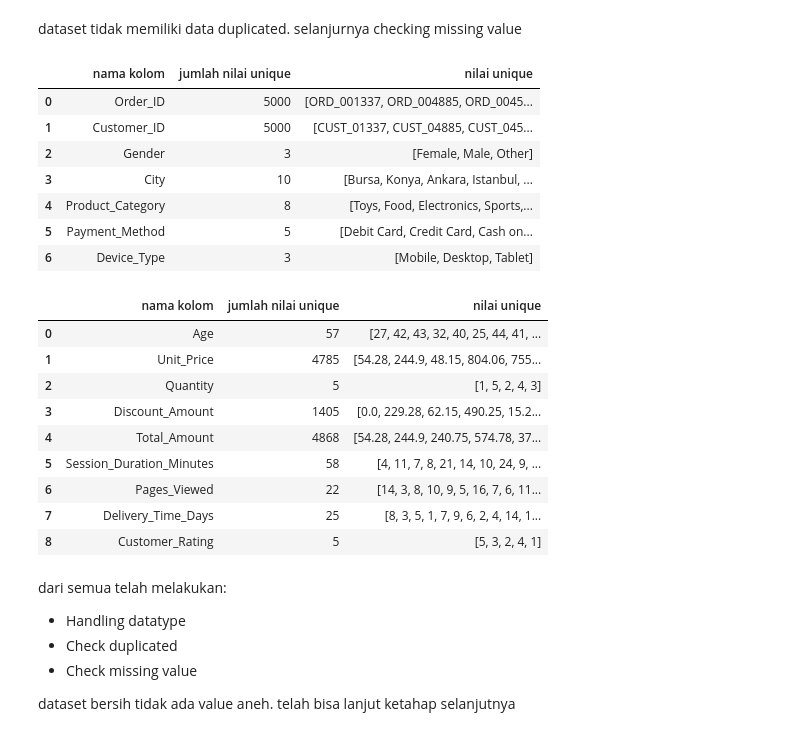
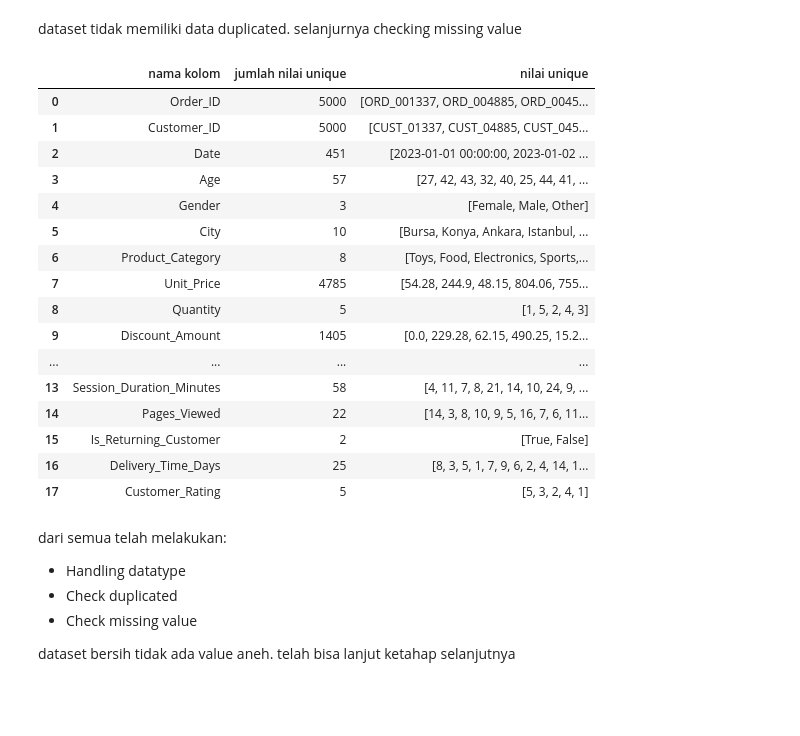
Before and after one commit to HaafizHhamda/Project-Analysis, a Jupyter notebook: Notebook.ipynb, the cells around one changed output. Cells and saved outputs as stored; diff of their text form; code cells hidden in the pictures; blank space fills up the shorter version.

```diff
--- a/Notebook.ipynb
+++ b/Notebook.ipynb
@@ -110,41 +110,31 @@ dataset tidak memiliki data duplicated. selanjurnya checking missing value
 # %%
 pd.set_option('display.max_colwidth', None)
 
-cols = list(df.select_dtypes(include='object').columns)
+cols = list(df.columns)
 
 listItem = []
 for col in cols:
   listItem.append([col, df[col].nunique(), df[col].unique()])
 
 pd.DataFrame(columns=['nama kolom', 'jumlah nilai unique', 'nilai unique'], data=listItem)
 # %% [output]
 |  | nama kolom | jumlah nilai unique | nilai unique |
 | 0 | Order_ID | 5000 | [ORD_001337, ORD_004885, ORD_0045... |
 | 1 | Customer_ID | 5000 | [CUST_01337, CUST_04885, CUST_045... |
-| 2 | Gender | 3 | [Female, Male, Other] |
-| 3 | City | 10 | [Bursa, Konya, Ankara, Istanbul, ... |
-| 4 | Product_Category | 8 | [Toys, Food, Electronics, Sports,... |
-| 5 | Payment_Method | 5 | [Debit Card, Credit Card, Cash on... |
-| 6 | Device_Type | 3 | [Mobile, Desktop, Tablet] |
+| 2 | Date | 451 | [2023-01-01 00:00:00, 2023-01-02 ... |
+| 3 | Age | 57 | [27, 42, 43, 32, 40, 25, 44, 41, ... |
+| 4 | Gender | 3 | [Female, Male, Other] |
+| 5 | City | 10 | [Bursa, Konya, Ankara, Istanbul, ... |
+| 6 | Product_Category | 8 | [Toys, Food, Electronics, Sports,... |
+| 7 | Unit_Price | 4785 | [54.28, 244.9, 48.15, 804.06, 755... |
+| 8 | Quantity | 5 | [1, 5, 2, 4, 3] |
+| 9 | Discount_Amount | 1405 | [0.0, 229.28, 62.15, 490.25, 15.2... |
+| ... | ... | ... | ... |
+| 13 | Session_Duration_Minutes | 58 | [4, 11, 7, 8, 21, 14, 10, 24, 9, ... |
+| 14 | Pages_Viewed | 22 | [14, 3, 8, 10, 9, 5, 16, 7, 6, 11... |
+| 15 | Is_Returning_Customer | 2 | [True, False] |
+| 16 | Delivery_Time_Days | 25 | [8, 3, 5, 1, 7, 9, 6, 2, 4, 14, 1... |
+| 17 | Customer_Rating | 5 | [5, 3, 2, 4, 1] |
-# %%
-cols = list(df.select_dtypes(include='number').columns)
-
-listItem = []
-for col in cols:
-  listItem.append([col, df[col].nunique(), df[col].unique()])
-
-pd.DataFrame(columns=['nama kolom', 'jumlah nilai unique', 'nilai unique'], data=listItem)
-# %% [output]
-|  | nama kolom | jumlah nilai unique | nilai unique |
-| 0 | Age | 57 | [27, 42, 43, 32, 40, 25, 44, 41, ... |
-| 1 | Unit_Price | 4785 | [54.28, 244.9, 48.15, 804.06, 755... |
-| 2 | Quantity | 5 | [1, 5, 2, 4, 3] |
-| 3 | Discount_Amount | 1405 | [0.0, 229.28, 62.15, 490.25, 15.2... |
-| 4 | Total_Amount | 4868 | [54.28, 244.9, 240.75, 574.78, 37... |
-| 5 | Session_Duration_Minutes | 58 | [4, 11, 7, 8, 21, 14, 10, 24, 9, ... |
-| 6 | Pages_Viewed | 22 | [14, 3, 8, 10, 9, 5, 16, 7, 6, 11... |
-| 7 | Delivery_Time_Days | 25 | [8, 3, 5, 1, 7, 9, 6, 2, 4, 14, 1... |
-| 8 | Customer_Rating | 5 | [5, 3, 2, 4, 1] |
 # %% [markdown]
 dari semua telah melakukan:
 - Handling datatype
```
Also changed, not shown: parts of 16 cells of this notebook, 1 other file.
